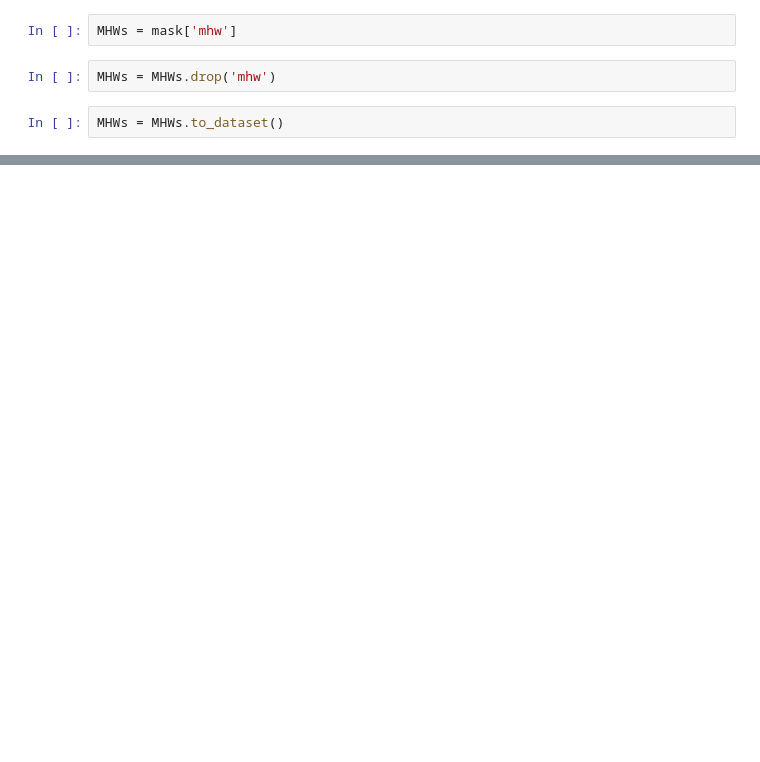
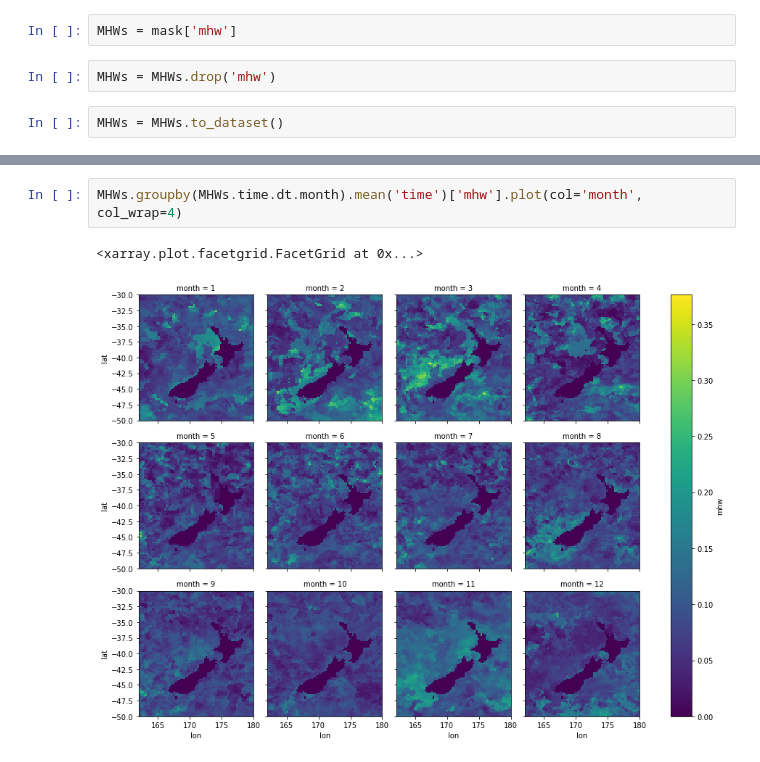
Before and after one commit to YinjingLin/OISST_indices, a Jupyter notebook: notebooks/OISST_realtime_NZ_detect_MHWs.ipynb, the cells around one changed output, grey strips where cells are left out. Drawn from its saved outputs; the diff is of its cells as text; blank space fills up the shorter version.

```diff
--- a/notebooks/OISST_realtime_NZ_detect_MHWs.ipynb
+++ b/notebooks/OISST_realtime_NZ_detect_MHWs.ipynb
@@ -283,0 +276,5 @@ Data variables:
+# %%
+MHWs.groupby(MHWs.time.dt.month).mean('time')['mhw'].plot(col='month', col_wrap=4)
+# %% [output]
+<xarray.plot.facetgrid.FacetGrid at 0x...>
+[figure, added]
```
Also changed, not shown: parts of 5 cells of this notebook.
